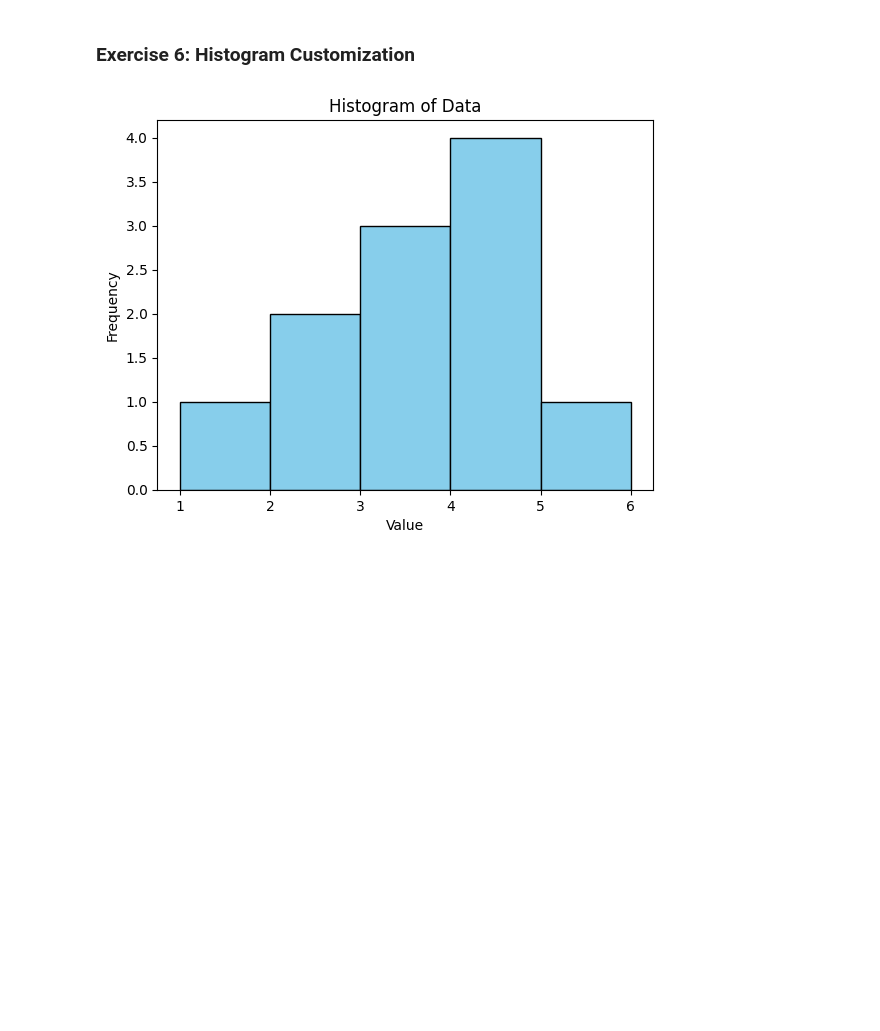
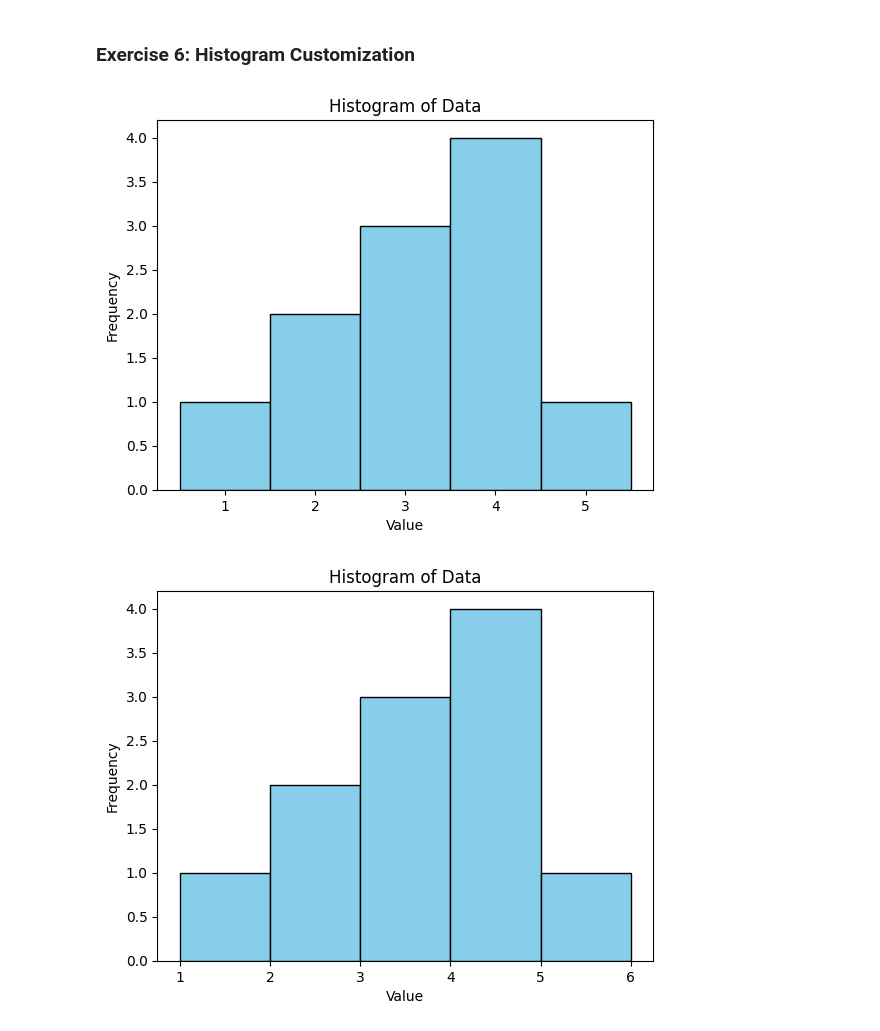
Before and after one commit to gunasagari02/python-jupyter-template, a Jupyter notebook: src/6-histogram.ipynb, the cells around one changed output. Cells and saved outputs as stored; diff of their text form; code cells hidden in the pictures; blank space fills up the shorter version.

Commit message:
histogram

```diff
--- a/src/6-histogram.ipynb
+++ b/src/6-histogram.ipynb
@@ -3,6 +3,25 @@
 # %%
 # TASK: Create a histogram for the following data: data = [1, 2, 2, 3, 3, 3, 4, 4, 4, 4, 5].
 # Customize the histogram with a title, labels for the x-axis, and a specific color for the bars.
+# %%
+import matplotlib.pyplot as plt
+
+# Data
+data = [1, 2, 2, 3, 3, 3, 4, 4, 4, 4, 5]
+
+# Create histogram
+plt.hist(data, bins=range(1, 7), color='skyblue', edgecolor='black', align='left')
+
+# Customizations
+plt.title('Histogram of Data')
+plt.xlabel('Value')
+plt.ylabel('Frequency')
+plt.xticks(range(1, 6))  # Ensure proper labeling on x-axis
+
+# Show plot
+plt.show()
+# %% [output]
+[figure, added]
 # %%
 import matplotlib.pyplot as plt
 
```
